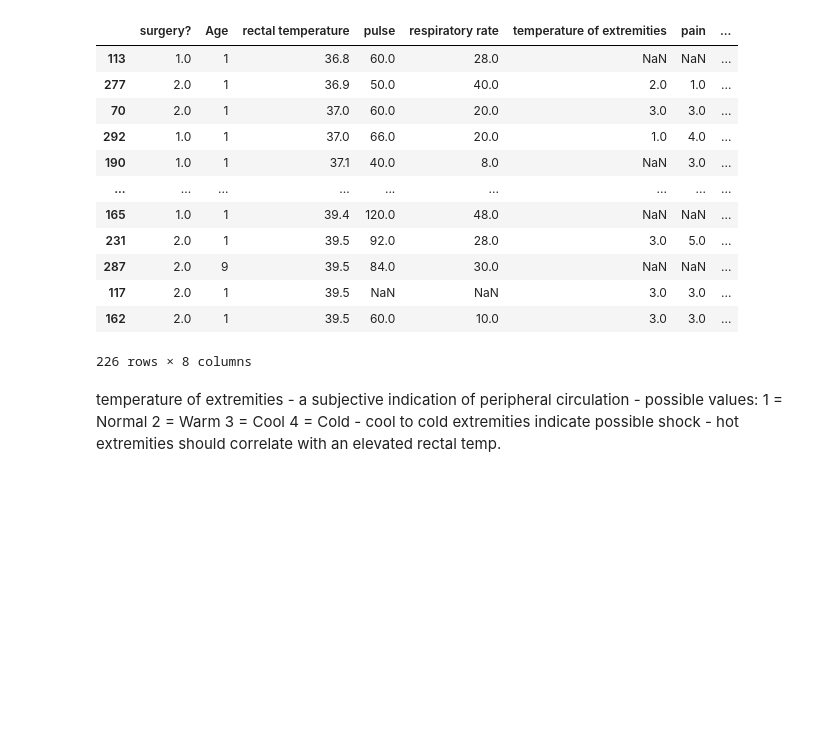
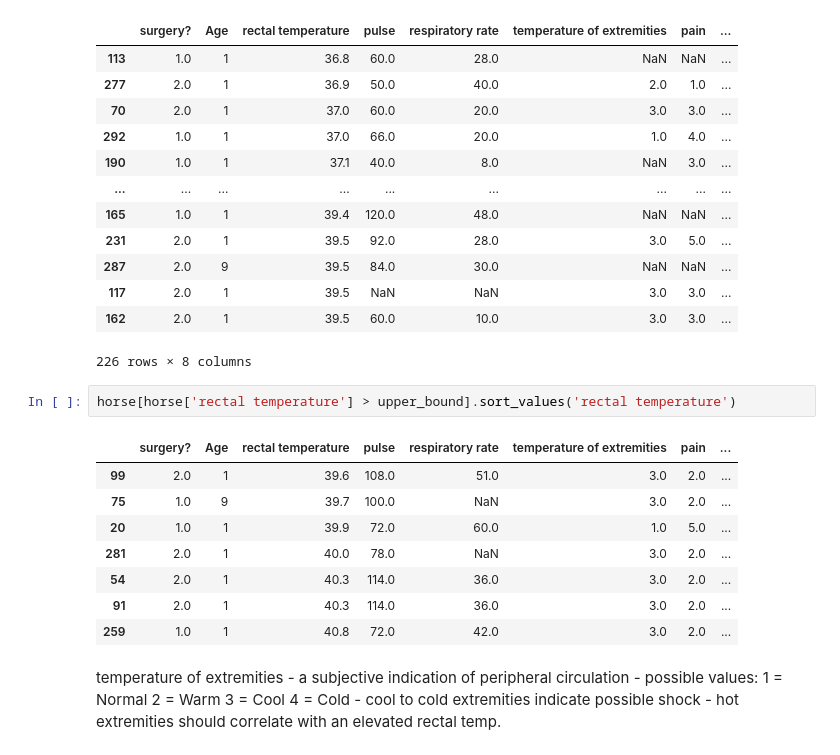
Before and after one commit to dimahl/Netology-dsu-5, a Jupyter notebook: DZ_14_ stats_KhlupinD.ipynb, the cells around one changed output. Cells and saved outputs as stored; diff of their text form; blank space fills up the shorter version.

```diff
--- a/DZ_14_ stats_KhlupinD.ipynb
+++ b/DZ_14_ stats_KhlupinD.ipynb
@@ -99,6 +117,17 @@ remove_outliers
 | 117 | 2.0 | 1 | 39.5 | NaN | NaN | 3.0 | 3.0 | ... |
 | 162 | 2.0 | 1 | 39.5 | 60.0 | 10.0 | 3.0 | 3.0 | ... |
 226 rows × 8 columns
+# %%
+horse[horse['rectal temperature'] > upper_bound].sort_values('rectal temperature')
+# %% [output]
+|  | surgery? | Age | rectal temperature | pulse | respiratory rate | temperature of extremities | pain | ... |
+| 99 | 2.0 | 1 | 39.6 | 108.0 | 51.0 | 3.0 | 2.0 | ... |
+| 75 | 1.0 | 9 | 39.7 | 100.0 | NaN | 3.0 | 2.0 | ... |
+| 20 | 1.0 | 1 | 39.9 | 72.0 | 60.0 | 1.0 | 5.0 | ... |
+| 281 | 2.0 | 1 | 40.0 | 78.0 | NaN | 3.0 | 2.0 | ... |
+| 54 | 2.0 | 1 | 40.3 | 114.0 | 36.0 | 3.0 | 2.0 | ... |
+| 91 | 2.0 | 1 | 40.3 | 114.0 | 36.0 | 3.0 | 2.0 | ... |
+| 259 | 1.0 | 1 | 40.8 | 72.0 | 42.0 | 3.0 | 2.0 | ... |
 # %% [markdown]
 temperature of extremities
           - a subjective indication of peripheral circulation
```
Also changed, not shown: parts of 7 cells of this notebook.
